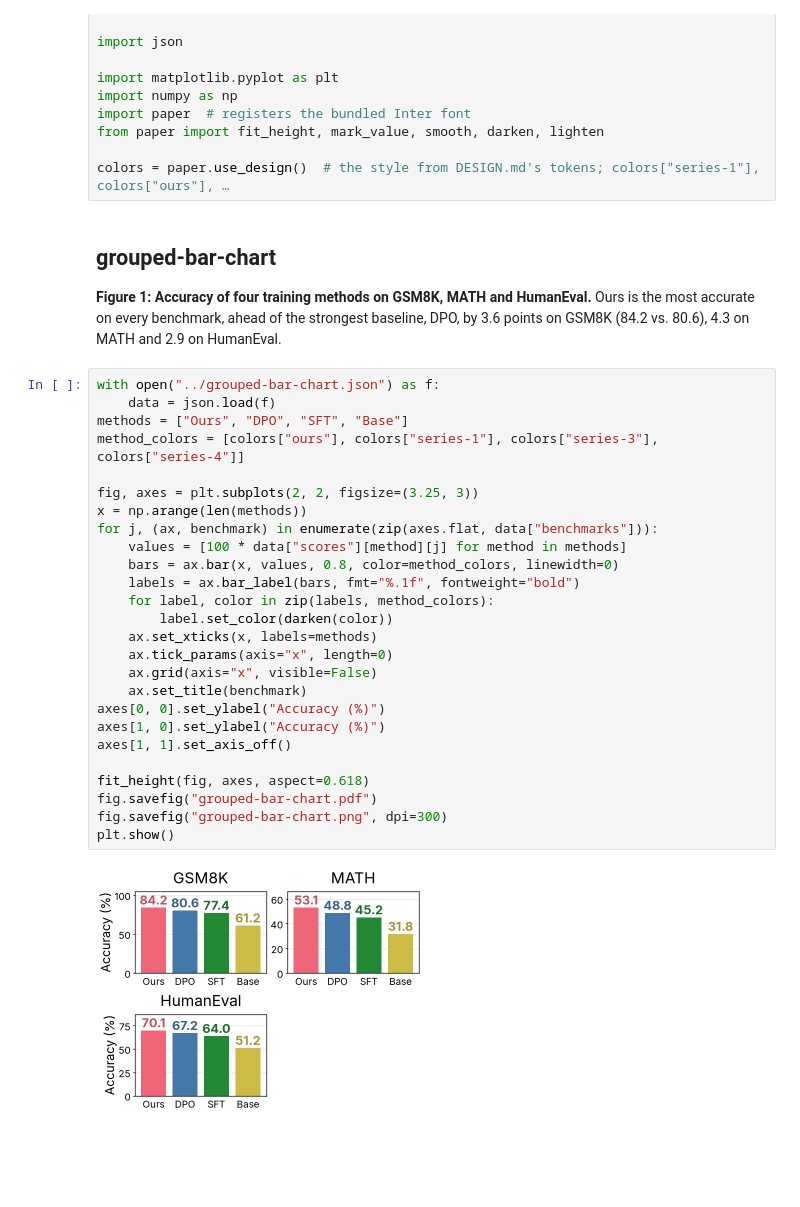
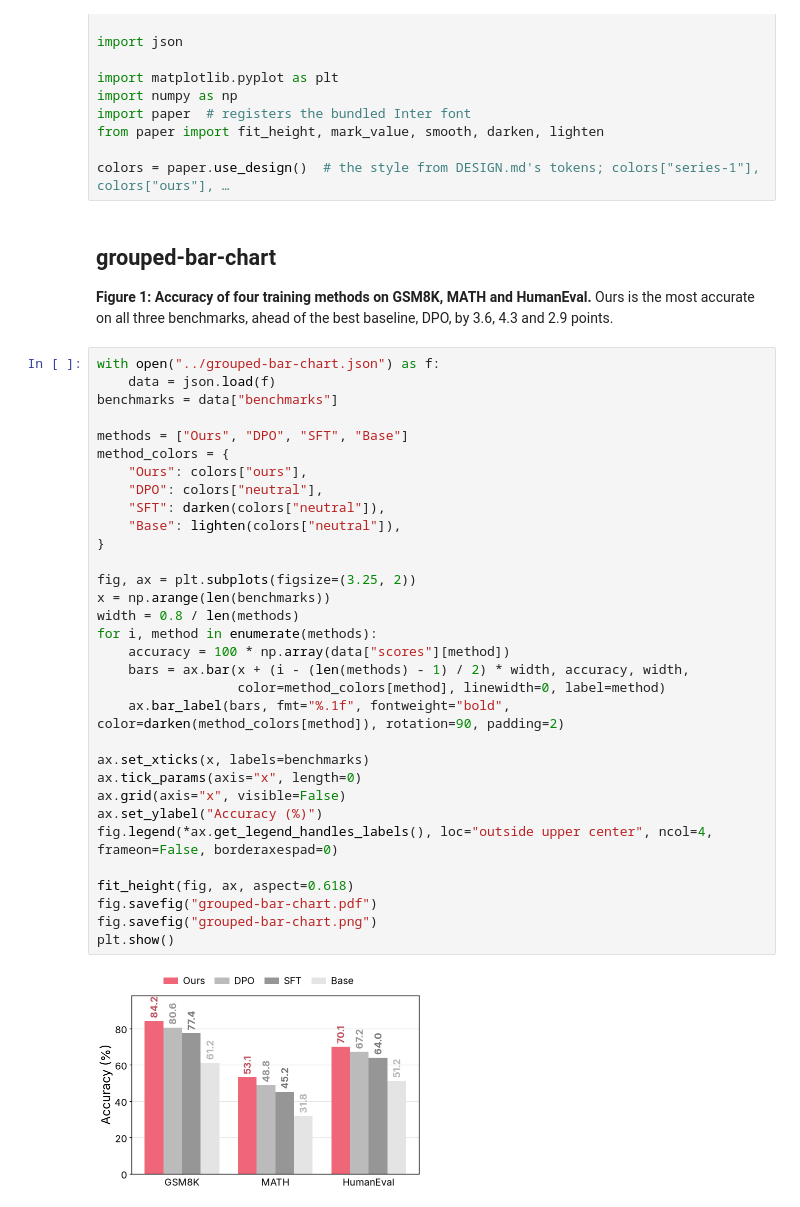
Before and after one commit to bigohofone/academic-figure-skill, a Jupyter notebook: examples/chart-types/bar-chart.ipynb, the cells around one changed output. Drawn from its saved outputs; the diff is of its cells as text; blank space fills up the shorter version.

```diff
--- a/examples/chart-types/bar-chart.ipynb
+++ b/examples/chart-types/bar-chart.ipynb
@@ -14,35 +14,41 @@ colors = paper.use_design()  # the style from DESIGN.md's tokens; colors["series
 # %% [markdown]
 ## grouped-bar-chart
 
-**Figure 1: Accuracy of four training methods on GSM8K, MATH and HumanEval.** Ours is the most accurate on every benchmark, ahead of the strongest baseline, DPO, by 3.6 points on GSM8K (84.2 vs. 80.6), 4.3 on MATH and 2.9 on HumanEval.
+**Figure 1: Accuracy of four training methods on GSM8K, MATH and HumanEval.** Ours is the most accurate on all three benchmarks, ahead of the best baseline, DPO, by 3.6, 4.3 and 2.9 points.
 # %%
 with open("../grouped-bar-chart.json") as f:
     data = json.load(f)
+benchmarks = data["benchmarks"]
+
 methods = ["Ours", "DPO", "SFT", "Base"]
-method_colors = [colors["ours"], colors["series-1"], colors["series-3"], colors["series-4"]]
+method_colors = {
+    "Ours": colors["ours"],
+    "DPO": colors["neutral"],
+    "SFT": darken(colors["neutral"]),
+    "Base": lighten(colors["neutral"]),
+}
 
-fig, axes = plt.subplots(2, 2, figsize=(3.25, 3))
-x = np.arange(len(methods))
-for j, (ax, benchmark) in enumerate(zip(axes.flat, data["benchmarks"])):
-    values = [100 * data["scores"][method][j] for method in methods]
-    bars = ax.bar(x, values, 0.8, color=method_colors, linewidth=0)
-    labels = ax.bar_label(bars, fmt="%.1f", fontweight="bold")
-    for label, color in zip(labels, method_colors):
-        label.set_color(darken(color))
-    ax.set_xticks(x, labels=methods)
-    ax.tick_params(axis="x", length=0)
-    ax.grid(axis="x", visible=False)
-    ax.set_title(benchmark)
-axes[0, 0].set_ylabel("Accuracy (%)")
-axes[1, 0].set_ylabel("Accuracy (%)")
-axes[1, 1].set_axis_off()
+fig, ax = plt.subplots(figsize=(3.25, 2))
+x = np.arange(len(benchmarks))
+width = 0.8 / len(methods)
+for i, method in enumerate(methods):
+    accuracy = 100 * np.array(data["scores"][method])
+    bars = ax.bar(x + (i - (len(methods) - 1) / 2) * width, accuracy, width,
+                  color=method_colors[method], linewidth=0, label=method)
+    ax.bar_label(bars, fmt="%.1f", fontweight="bold", color=darken(method_colors[method]), rotation=90, padding=2)
 
-fit_height(fig, axes, aspect=0.618)
+ax.set_xticks(x, labels=benchmarks)
+ax.tick_params(axis="x", length=0)
+ax.grid(axis="x", visible=False)
+ax.set_ylabel("Accuracy (%)")
+fig.legend(*ax.get_legend_handles_labels(), loc="outside upper center", ncol=4, frameon=False, borderaxespad=0)
+
+fit_height(fig, ax, aspect=0.618)
 fig.savefig("grouped-bar-chart.pdf")
-fig.savefig("grouped-bar-chart.png", dpi=300)
+fig.savefig("grouped-bar-chart.png")
 plt.show()
 # %% [output]
-[figure, old version]
+[figure, new version]
 # %% [markdown]
 ## stacked-bar-chart
 
```
Also changed, not shown: parts of 2 cells of this notebook, 28 other files.
